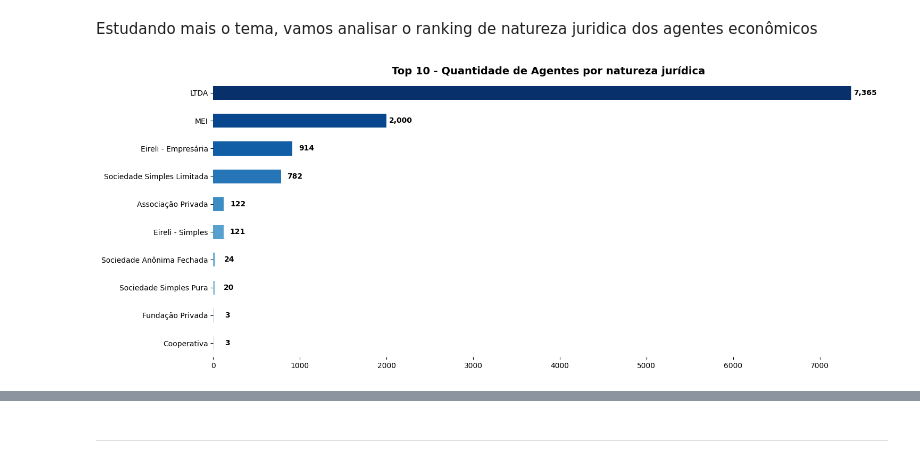
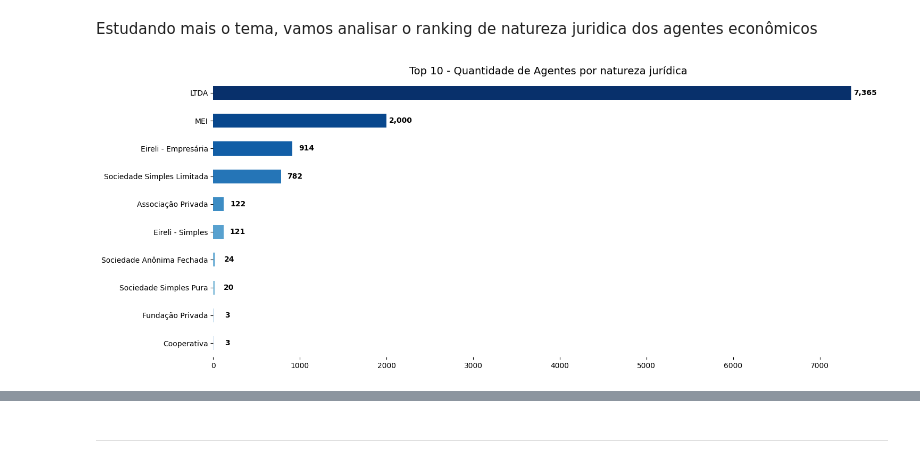
Before and after one commit to fonsecadados/AgenciaNacionalDoCinema_ANCINE, a Jupyter notebook: ANCINE_DesafiosEOportunidades.ipynb, the cells around one changed output, grey strips where cells are left out. Saved outputs shown, nothing was run; the diff lists cells and outputs as text; code cells hidden in the pictures.

```diff
--- a/ANCINE_DesafiosEOportunidades.ipynb
+++ b/ANCINE_DesafiosEOportunidades.ipynb
@@ -521,32 +521,32 @@ globals().update(consultas)
 
 natureza_juridica = pd.DataFrame(agnts_tabela_unificada)
 natureza_juridica['NATUREZA_JURIDICA'] = natureza_juridica['NATUREZA_JURIDICA'].replace({
     'Sociedade Empresária Limitada' : 'LTDA',
     'Empresário (Individual)': 'MEI',
     'Empresa Individual de Responsabilidade Limitada (de Natureza Empresária)' : 'Eireli - Empresária',
     'Empresa Individual de Responsabilidade Limitada (de Natureza Simples)' : 'Eireli - Simples'
 })
 ranking_natureza_juridica_top_10 = natureza_juridica['NATUREZA_JURIDICA'].value_counts().head(10)
 ranking_natureza_juridica_top_10
 
 plt.figure(figsize=(15, 6))
 cores = plt.cm.Blues(np.linspace(0.2, 1, len(ranking_natureza_juridica_top_10)))
 ax = ranking_natureza_juridica_top_10.sort_values(ascending=True).plot(kind='barh', color=cores)
 
 for n in ax.patches:
     ax.annotate(format(n.get_width(), ',.0f'),
                 (n.get_width(), n.get_y() + n.get_height() / 2.),
                 ha='center', va='center',
                 xytext=(19, 0),
                 textcoords='offset points',
                 fontsize=10, fontweight='bold')
 
-plt.title('Top 10 - Quantidade de Agentes por natureza jurídica', fontsize=14, fontweight='bold')
+plt.title('Top 10 - Quantidade de Agentes por natureza jurídica', fontsize=14)
 plt.xlabel(None)
 plt.ylabel(None)
 plt.xticks(None)
 plt.box(False)  # Remove the box around the plot
 plt.tight_layout()
 plt.show()
 # %% [output]
-[figure, old version]
+[figure, new version]
```
Also changed, not shown: parts of 8 cells of this notebook.
